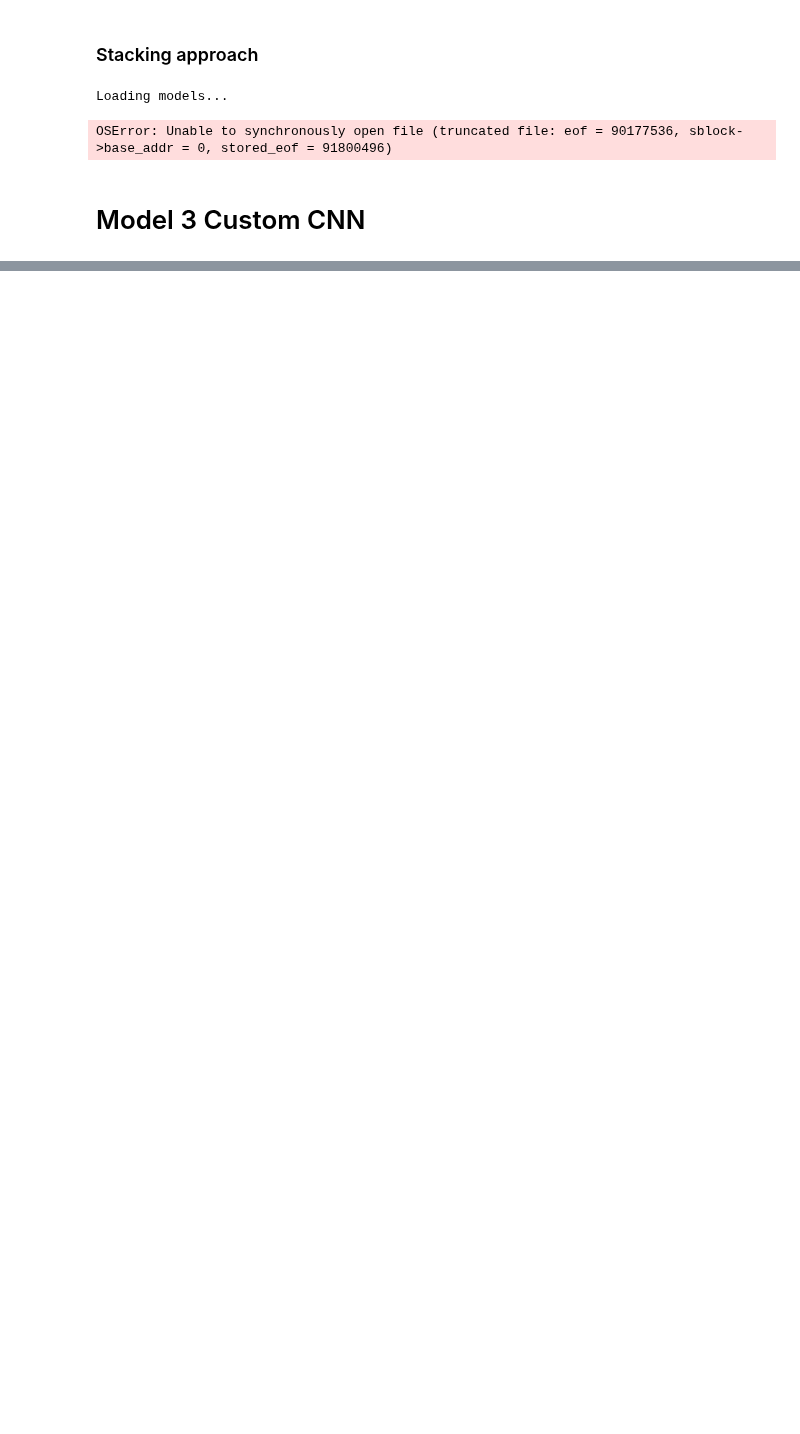
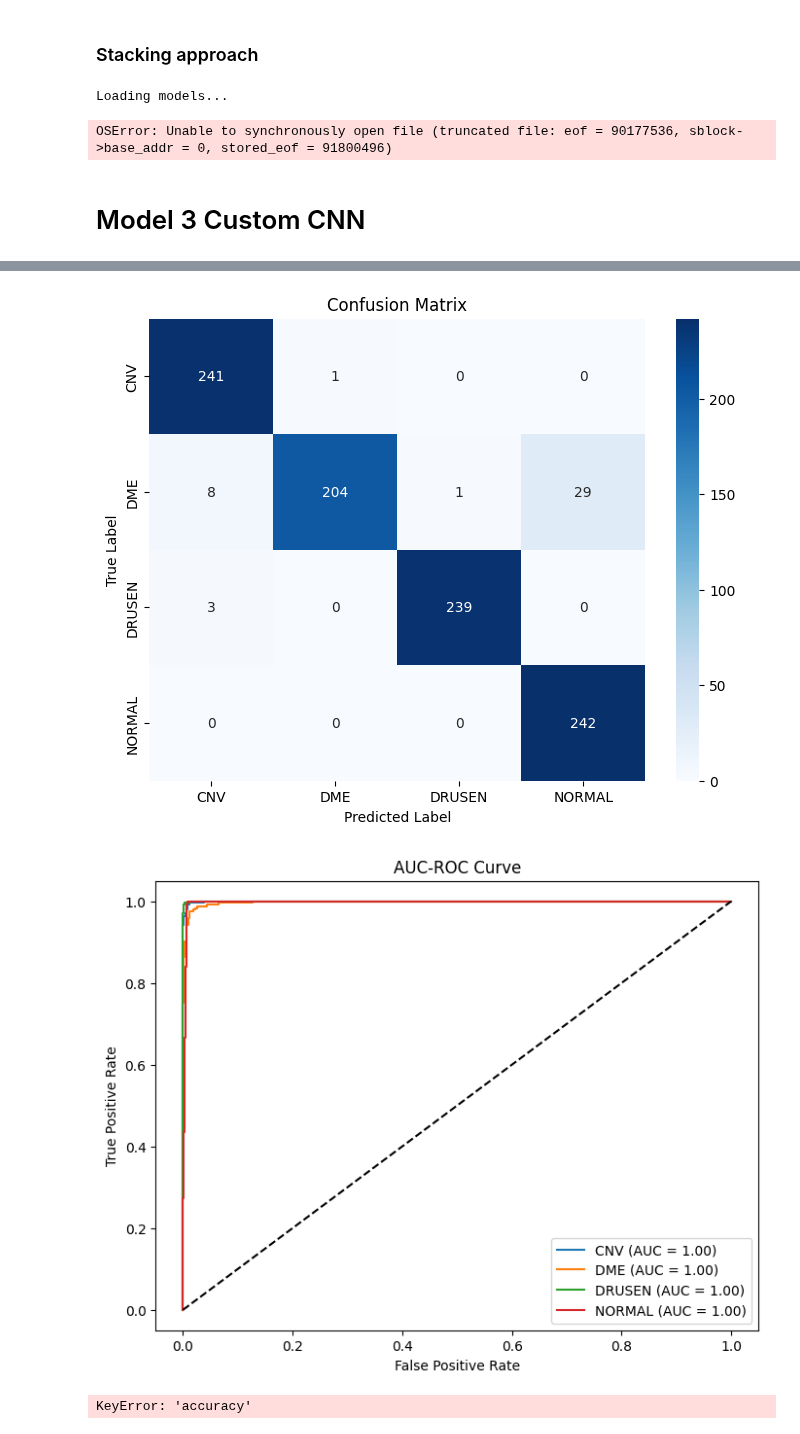
Before and after one commit to DinurakshanRavichandran/Visio-Glance, a Jupyter notebook: CourseworkModel2.ipynb, the cells around one changed output, grey strips where cells are left out. Cells and saved outputs as stored; diff of their text form; code cells hidden in the pictures; blank space fills up the shorter version.

```diff
--- a/CourseworkModel2.ipynb
+++ b/CourseworkModel2.ipynb
@@ -1478,0 +1685,69 @@ Epoch 11/30
+# %%
+import numpy as np
+import matplotlib.pyplot as plt
+import seaborn as sns
+from sklearn.metrics import classification_report, confusion_matrix, roc_curve, auc
+from tensorflow.keras.models import load_model
+
+# Load the trained model (if not already in memory)
+model = load_model('/content/custom_cnn_model.h5')  # Replace with your model's path
+
+# Get true labels and predictions
+true_labels = test_generator.classes
+class_names = list(test_generator.class_indices.keys())  # Get class names
+pred_probs = model.predict(test_generator)  # Get probabilities
+pred_labels = np.argmax(pred_probs, axis=1)  # Convert probabilities to class labels
+
+# Compute classification report
+print("\n📊 Classification Report:")
+print(classification_report(true_labels, pred_labels, target_names=class_names))
+
+# Compute confusion matrix
+conf_matrix = confusion_matrix(true_labels, pred_labels)
+
+# Plot confusion matrix
+plt.figure(figsize=(8, 6))
+sns.heatmap(conf_matrix, annot=True, fmt='d', cmap='Blues', xticklabels=class_names, yticklabels=class_names)
+plt.xlabel("Predicted Label")
+plt.ylabel("True Label")
+plt.title("Confusion Matrix")
+plt.show()
+
+# Compute AUC-ROC for multi-class classification
+plt.figure(figsize=(8, 6))
+for i in range(len(class_names)):
+    fpr, tpr, _ = roc_curve(true_labels == i, pred_probs[:, i])  # Compute ROC for each class
+    roc_auc = auc(fpr, tpr)
+    plt.plot(fpr, tpr, label=f"{class_names[i]} (AUC = {roc_auc:.2f})")
+
+plt.plot([0, 1], [0, 1], 'k--')  # Diagonal line for reference
+plt.xlabel("False Positive Rate")
+plt.ylabel("True Positive Rate")
+plt.title("AUC-ROC Curve")
+plt.legend()
+plt.show()
+
+# Plot Training & Validation Accuracy and Loss
+history = model.history  # Ensure history object is available (or load from training)
+
+# Accuracy Plot
+plt.figure(figsize=(12, 5))
+plt.subplot(1, 2, 1)
+plt.plot(history.history['accuracy'], label='Train Accuracy')
+plt.plot(history.history['val_accuracy'], label='Validation Accuracy')
+plt.xlabel("Epochs")
+plt.ylabel("Accuracy")
+plt.title("Training vs Validation Accuracy")
+plt.legend()
+
+# Loss Plot
+plt.subplot(1, 2, 2)
+plt.plot(history.history['loss'], label='Train Loss')
+plt.plot(history.history['val_loss'], label='Validation Loss')
+plt.xlabel("Epochs")
+plt.ylabel("Loss")
+plt.title("Training vs Validation Loss")
+plt.legend()
+
+plt.show()
+# %% [output]
@@ -1478,0 +1768,3 @@ Epoch 11/30
+[figure, added]
+[figure, added]
+KeyError: 'accuracy'
```
Also changed, not shown: parts of 26 cells of this notebook.
